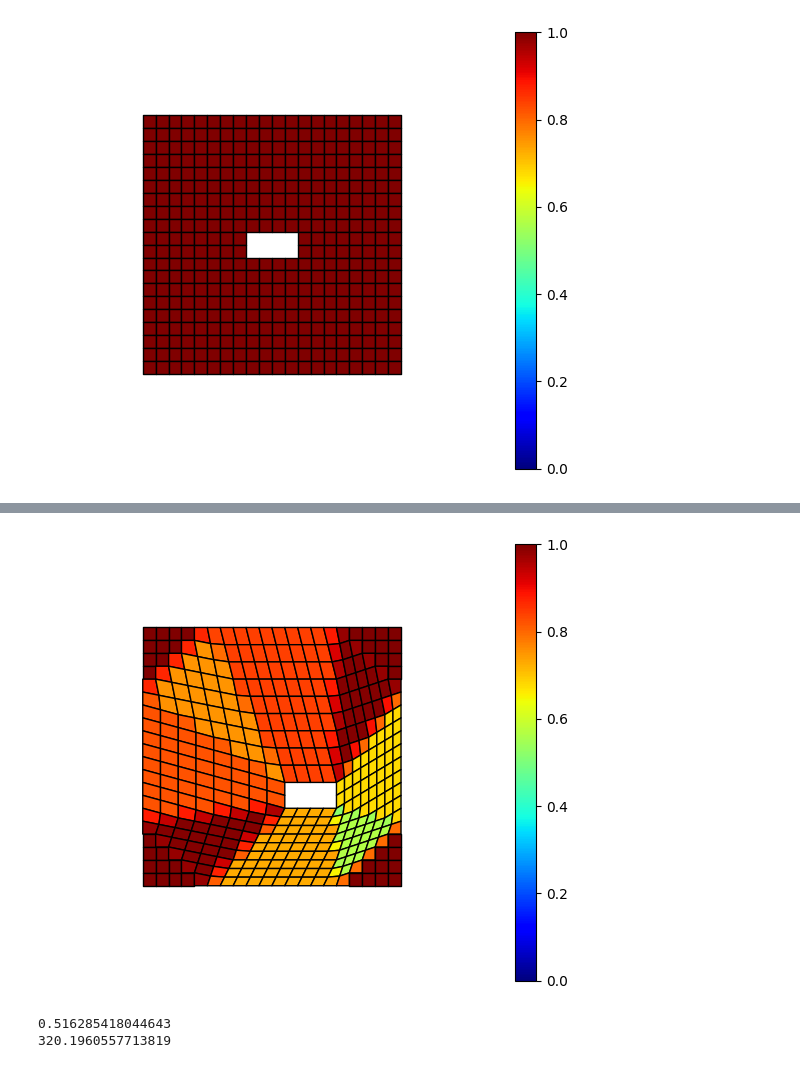
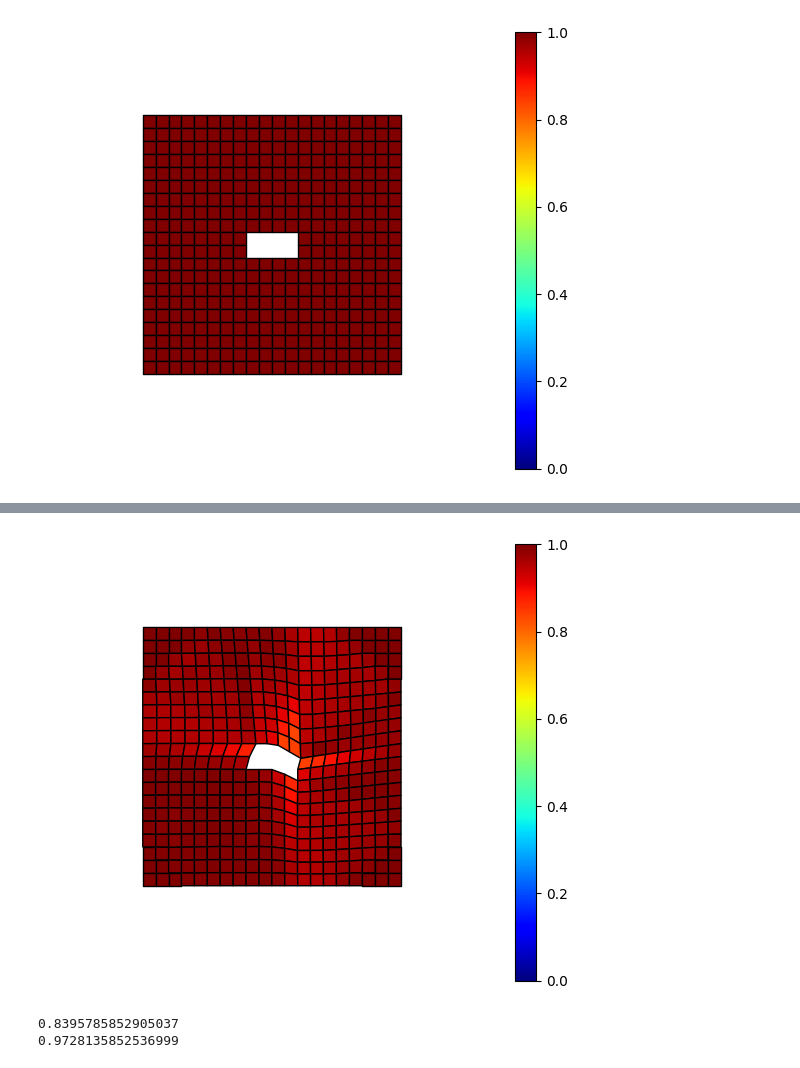
Before and after one commit to aksharye/delaunay-mesh-deformation, a Jupyter notebook: example.ipynb, the cells around one changed output, grey strips where cells are left out. Drawn from its saved outputs; the diff is of its cells as text; code cells hidden in the pictures.

Commit message:
add rotations

```diff
--- a/example.ipynb
+++ b/example.ipynb
@@ -27,19 +27,19 @@ mesh.visualize(max_x = 20, max_y = 20, show_axis=False)
 # %%
 exterior = []
 
-for i in range(0,21):
-  exterior.append([0,i])
-  exterior.append([20,i])
-for i in range(1,20):
-  exterior.append([i,0])
-  exterior.append([i,20])
+for i in range(-10,11):
+  exterior.append([-10,i])
+  exterior.append([10,i])
+for i in range(-9,10):
+  exterior.append([i,-10])
+  exterior.append([i,10])
 
-for i in range(8,13):
-  exterior.append([i,9])
-  exterior.append([i,11])
+for i in range(-2,3):
+  exterior.append([i,-1])
+  exterior.append([i,1])
 
-exterior.append([8,10])
-exterior.append([12,10])
+exterior.append([-2,0])
+exterior.append([2,0])
 # %%
 DT_Mesh_Deform.visualize_delaunay(exterior)
 # %% [output]
@@ -47,20 +47,28 @@ DT_Mesh_Deform.visualize_delaunay(exterior)
 # %%
 exterior_mapping = {}
+rotation_mapping = {}
 
 for p in exterior:
   x = p[0]
   y = p[1]
+  theta = np.pi / 6
+  rotate = np.array([
+      [np.cos(theta), -np.sin(theta)],
+      [np.sin(theta),  np.cos(theta)]
+  ])
 
-  if (x >= 5 and x <= 15 and y >= 5 and y <= 15):
-    exterior_mapping[(x,y)] = (x+3,y+3)
+  if (x >= -5 and x <= 5 and y >= -5 and y <= 5):
+    exterior_mapping[(x,y)] = tuple(np.dot(rotate, (x,y)))
+    rotation_mapping[(x,y)] = theta
   else:
     exterior_mapping[(x,y)] = (x,y)
+    rotation_mapping[(x,y)] = 0
 # %%
-new_mesh = DT_Mesh_Deform.deform(mesh, exterior, exterior_mapping)
-new_mesh.visualize(max_x = 20, max_y = 20, show_axis=False)
+new_mesh = DTV_Mesh_Deform.deform(mesh, exterior, exterior_mapping)
+new_mesh.visualize(min_x = -10, max_x = 10, min_y = -10, max_y = 10, show_axis=False)
 print(min(new_mesh.qualities))
-print(np.sum(new_mesh.qualities))
+print(np.sum(new_mesh.qualities)/len(new_mesh.qualities))
 # %% [output]
-[figure, old version]
+[figure, new version]
-0.516285418044643
-320.1960557713819
+0.8395785852905037
+0.9728135852536999
```
Also changed, not shown: parts of 5 cells of this notebook, 5 other files.
